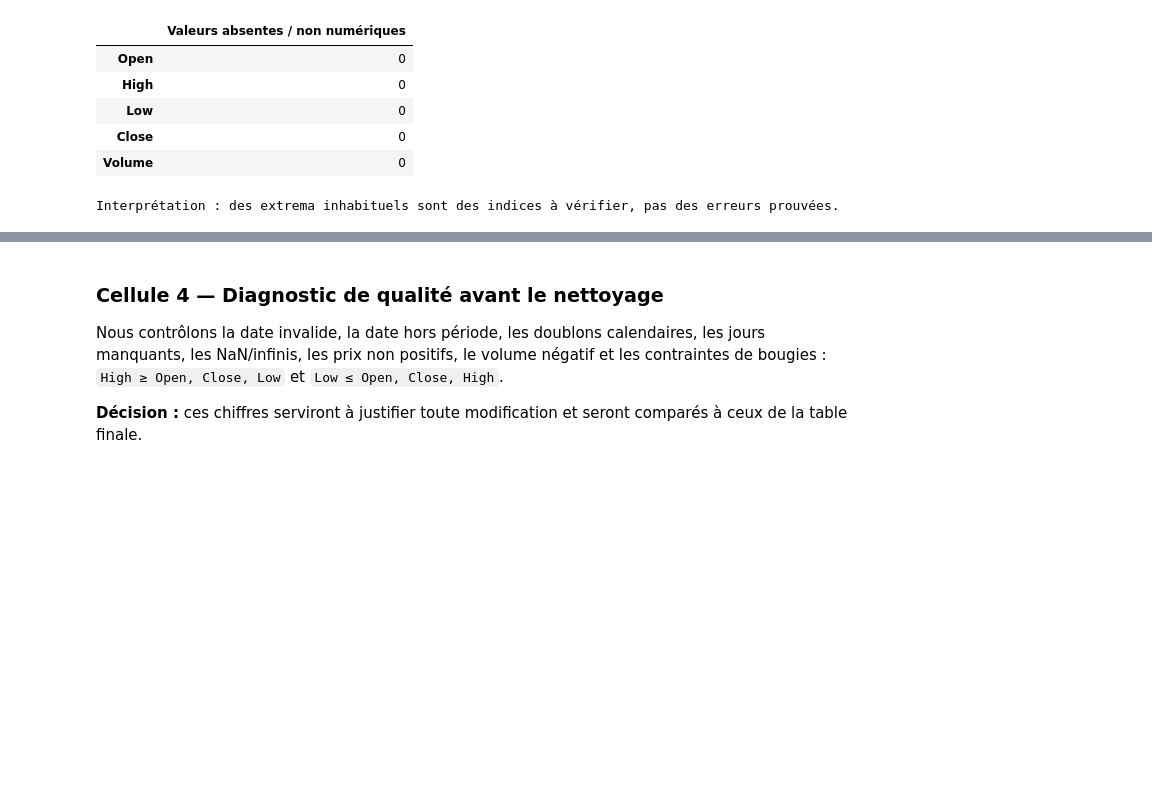
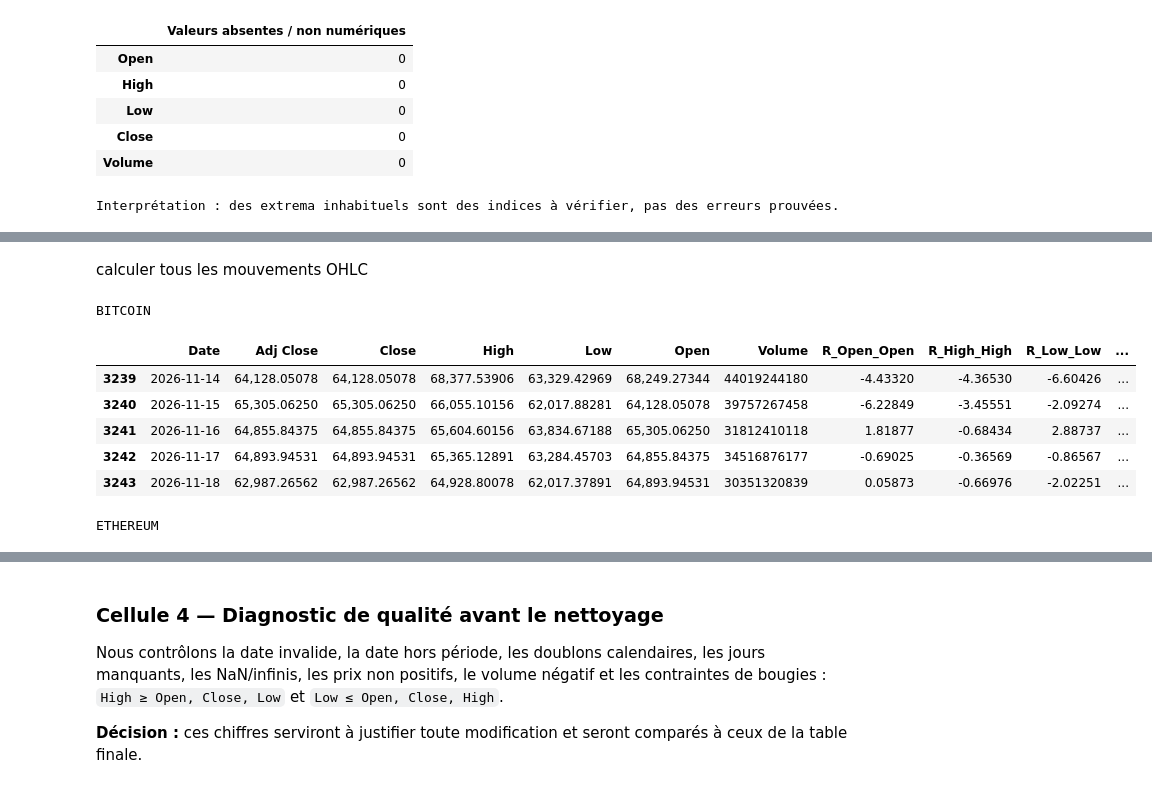
Before and after one commit to mokaddemwael/HMM_Crypto, a Jupyter notebook: notebooks/HMM_Crypto_CRISP_DM.ipynb, the cells around one changed output, grey strips where cells are left out. Saved outputs shown, nothing was run; the diff lists cells and outputs as text; code cells hidden in the pictures; blank space fills up the shorter version.

```diff
--- a/notebooks/HMM_Crypto_CRISP_DM.ipynb
+++ b/notebooks/HMM_Crypto_CRISP_DM.ipynb
@@ -197,0 +393,80 @@ Interprétation : des extrema inhabituels sont des indices à vérifier, pas des
+# %% [markdown]
+calculer tous les mouvements OHLC
+# %%
+
+import numpy as np
+import pandas as pd
+
+
+def calculer_variables_ohlc(df):
+
+    df = df.copy()
+
+    df["Date"] = pd.to_datetime(df["Date"])
+
+    df = df.sort_values("Date").reset_index(drop=True)
+
+    colonnes = ["Open", "High", "Low", "Close"]
+
+    for col in colonnes:
+        df[col] = pd.to_numeric(df[col], errors="raise")
+
+    if not np.isfinite(df[colonnes].to_numpy()).all():
+        raise ValueError("Prix non finis détectés")
+
+    if (df[colonnes] <= 0).any().any():
+        raise ValueError("Prix non positifs détectés")
+
+    if df["Date"].duplicated().any():
+        raise ValueError("Dates dupliquées")
+
+    O = df["Open"]
+    H = df["High"]
+    L = df["Low"]
+    C = df["Close"]
+
+    if ((H < df[colonnes].max(axis=1)) |
+        (L > df[colonnes].min(axis=1))).any():
+        raise ValueError("Bougie OHLC incohérente")
+
+    # A. EVOLUTION ENTRE DEUX JOURNEES
+    df["R_Open_Open"] = 100 * np.log(O / O.shift(1))
+    df["R_High_High"] = 100 * np.log(H / H.shift(1))
+    df["R_Low_Low"] = 100 * np.log(L / L.shift(1))
+    df["R_Close_Close"] = 100 * np.log(C / C.shift(1))
+
+    # B. MOUVEMENTS A L'INTERIEUR D'UNE JOURNEE
+    df["R_Open_Close"] = 100 * np.log(C / O)
+    df["Excursion_Open_High"] = 100 * np.log(H / O)
+    df["Excursion_Open_Low"] = 100 * np.log(L / O)
+    df["Amplitude_High_Low"] = 100 * np.log(H / L)
+
+    # C. MOUVEMENT ENTRE DEUX JOURNEES
+    df["Gap"] = 100 * np.log(O / C.shift(1))
+
+    # D. ESTIMATION DE VOLATILITE PAR L'AMPLITUDE
+    df["Volatilite_Parkinson"] = (
+        100 * np.log(H / L) /
+        np.sqrt(4 * np.log(2))
+    )
+
+    return df
+
+
+btc_analyse = calculer_variables_ohlc(btc)
+eth_analyse = calculer_variables_ohlc(eth)
+
+print("BITCOIN")
+display(btc_analyse.tail())
+
+print("ETHEREUM")
+display(eth_analyse.tail())
+# %% [output]
+BITCOIN
+|  | Date | Adj Close | Close | High | Low | Open | Volume | R_Open_Open | R_High_High | R_Low_Low | ... |
+| 3239 | 2026-11-14 | 64,128.05078 | 64,128.05078 | 68,377.53906 | 63,329.42969 | 68,249.27344 | 44019244180 | -4.43320 | -4.36530 | -6.60426 | ... |
+| 3240 | 2026-11-15 | 65,305.06250 | 65,305.06250 | 66,055.10156 | 62,017.88281 | 64,128.05078 | 39757267458 | -6.22849 | -3.45551 | -2.09274 | ... |
+| 3241 | 2026-11-16 | 64,855.84375 | 64,855.84375 | 65,604.60156 | 63,834.67188 | 65,305.06250 | 31812410118 | 1.81877 | -0.68434 | 2.88737 | ... |
+| 3242 | 2026-11-17 | 64,893.94531 | 64,893.94531 | 65,365.12891 | 63,284.45703 | 64,855.84375 | 34516876177 | -0.69025 | -0.36569 | -0.86567 | ... |
+| 3243 | 2026-11-18 | 62,987.26562 | 62,987.26562 | 64,928.80078 | 62,017.37891 | 64,893.94531 | 30351320839 | 0.05873 | -0.66976 | -2.02251 | ... |
+ETHEREUM
```
Also changed, not shown: parts of 8 cells of this notebook.
